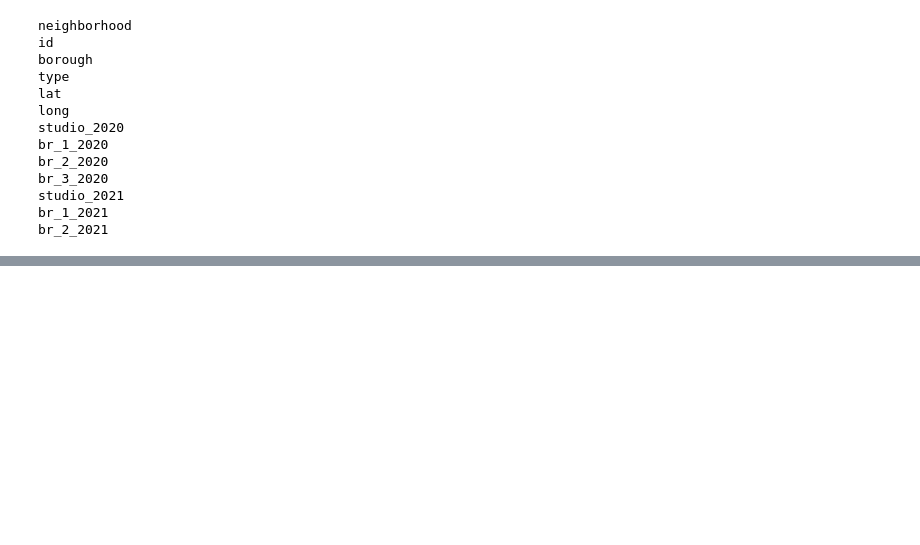
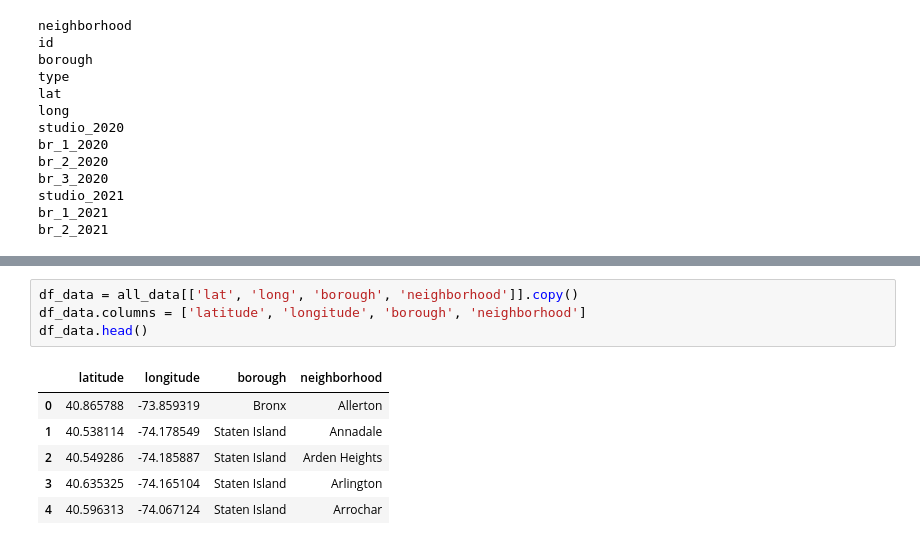
Before and after one commit to Magmafish/Midterm_Project, a Jupyter notebook: HousePrices.ipynb, the cells around one changed output, grey strips where cells are left out. Cells and saved outputs as stored; diff of their text form; blank space fills up the shorter version.

```diff
--- a/HousePrices.ipynb
+++ b/HousePrices.ipynb
@@ -84,0 +97,11 @@ br_2_2021
+# %%
+df_data = all_data[['lat', 'long', 'borough', 'neighborhood']].copy()
+df_data.columns = ['latitude', 'longitude', 'borough', 'neighborhood']
+df_data.head()
+# %% [output]
+|  | latitude | longitude | borough | neighborhood |
+| 0 | 40.865788 | -73.859319 | Bronx | Allerton |
+| 1 | 40.538114 | -74.178549 | Staten Island | Annadale |
+| 2 | 40.549286 | -74.185887 | Staten Island | Arden Heights |
+| 3 | 40.635325 | -74.165104 | Staten Island | Arlington |
+| 4 | 40.596313 | -74.067124 | Staten Island | Arrochar |
```
Also changed, not shown: parts of 3 cells of this notebook, 2 other files.
